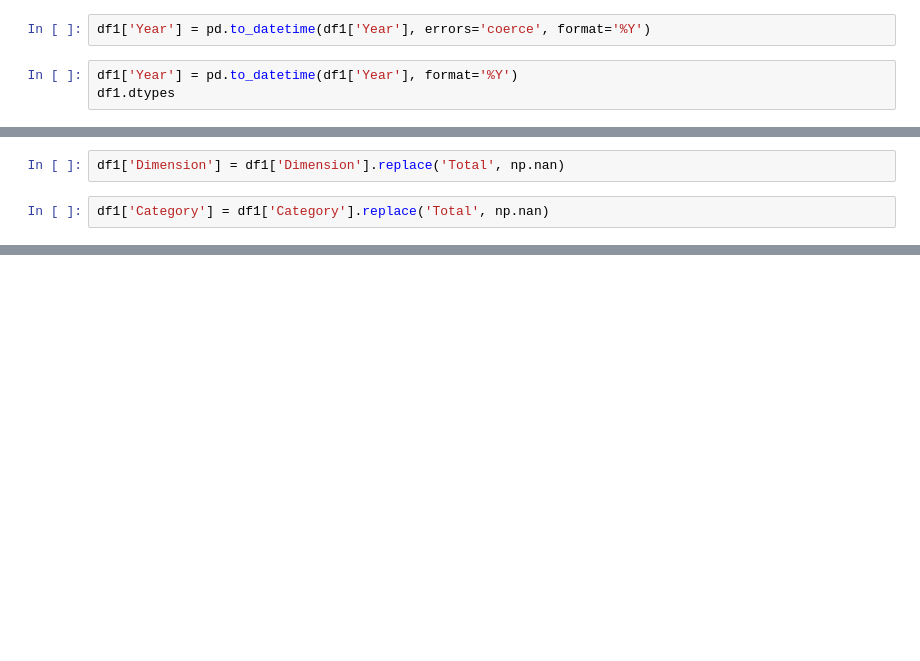
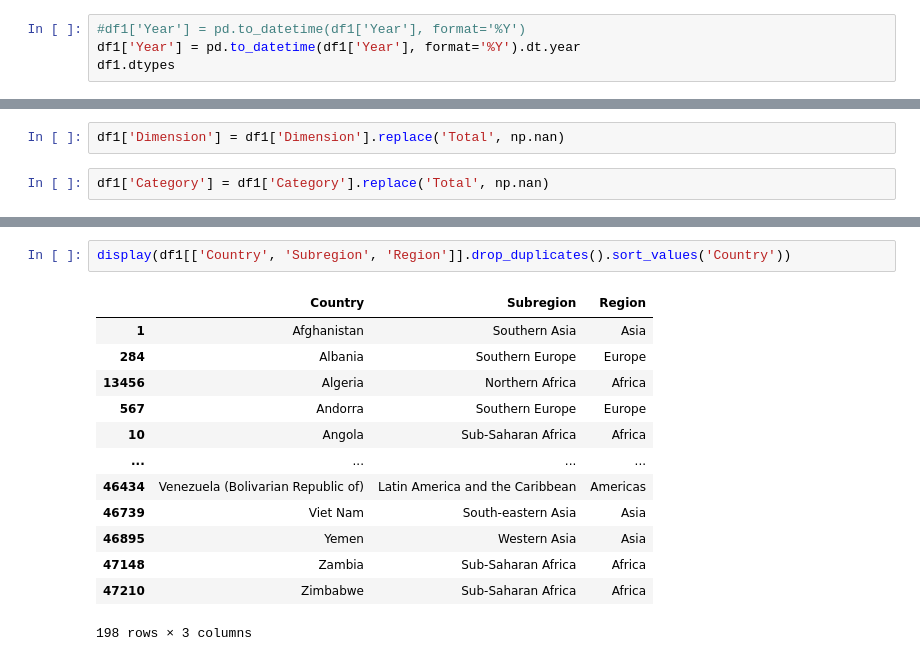
Before and after one commit to mari21041/first_project, a Jupyter notebook: notebooks/delmar.ipynb, the cells around one changed output, grey strips where cells are left out. Cells and saved outputs as stored; diff of their text form; blank space fills up the shorter version.

```diff
--- a/notebooks/delmar.ipynb
+++ b/notebooks/delmar.ipynb
@@ -67,5 +134,4 @@ display(df1.head())
-# %%
-df1['Year'] = pd.to_datetime(df1['Year'], errors='coerce', format='%Y')
 # %%
-df1['Year'] = pd.to_datetime(df1['Year'], format='%Y')
+#df1['Year'] = pd.to_datetime(df1['Year'], format='%Y')
+df1['Year'] = pd.to_datetime(df1['Year'], format='%Y').dt.year
 df1.dtypes
@@ -79,0 +184,16 @@ df1['Category'] = df1['Category'].replace('Total', np.nan)
+# %%
+display(df1[['Country', 'Subregion', 'Region']].drop_duplicates().sort_values('Country'))
+# %% [output]
+|  | Country | Subregion | Region |
+| 1 | Afghanistan | Southern Asia | Asia |
+| 284 | Albania | Southern Europe | Europe |
+| 13456 | Algeria | Northern Africa | Africa |
+| 567 | Andorra | Southern Europe | Europe |
+| 10 | Angola | Sub-Saharan Africa | Africa |
+| ... | ... | ... | ... |
+| 46434 | Venezuela (Bolivarian Republic of) | Latin America and the Caribbean | Americas |
+| 46739 | Viet Nam | South-eastern Asia | Asia |
+| 46895 | Yemen | Western Asia | Asia |
+| 47148 | Zambia | Sub-Saharan Africa | Africa |
+| 47210 | Zimbabwe | Sub-Saharan Africa | Africa |
+198 rows × 3 columns
```
Also changed, not shown: parts of 18 cells of this notebook, 8 other files.
